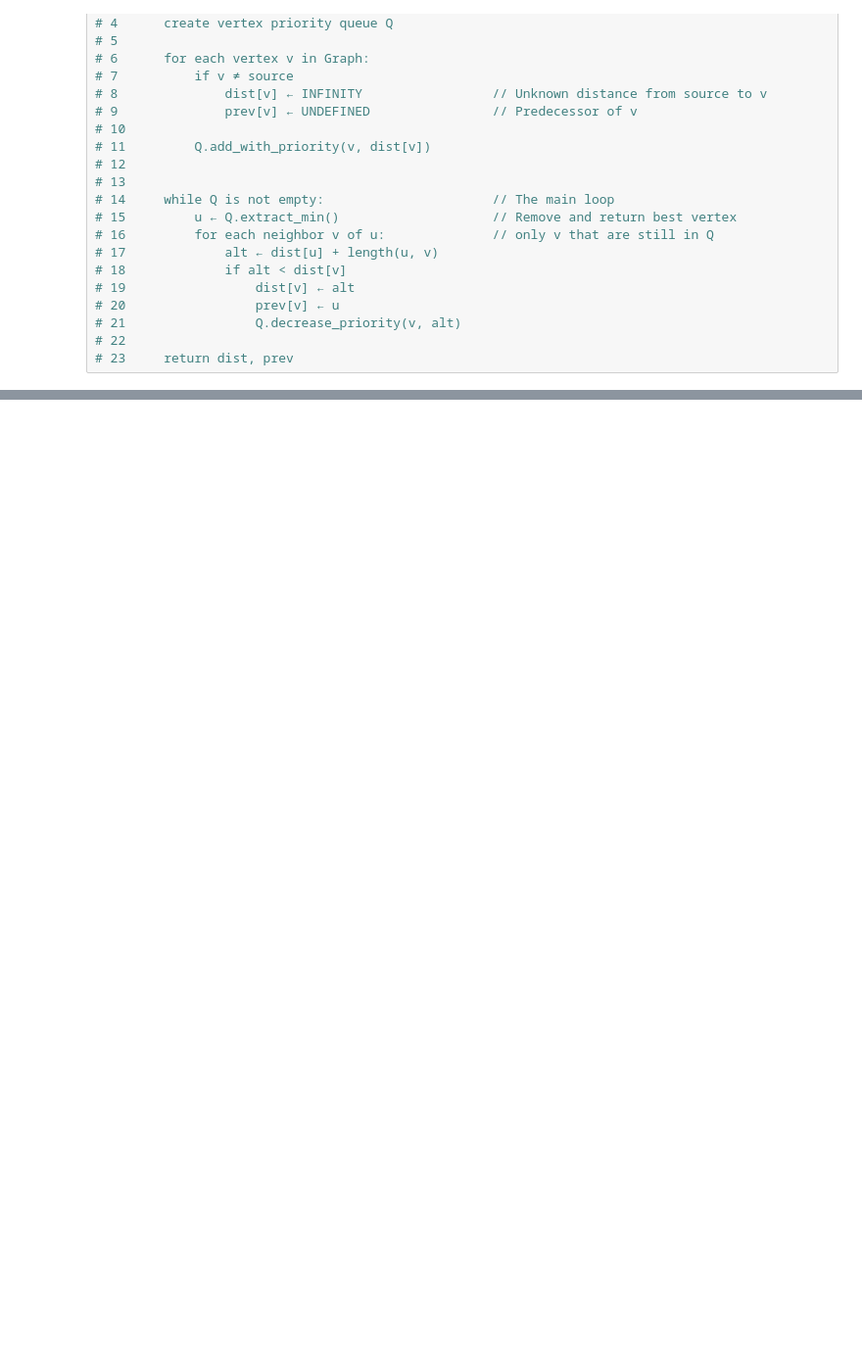
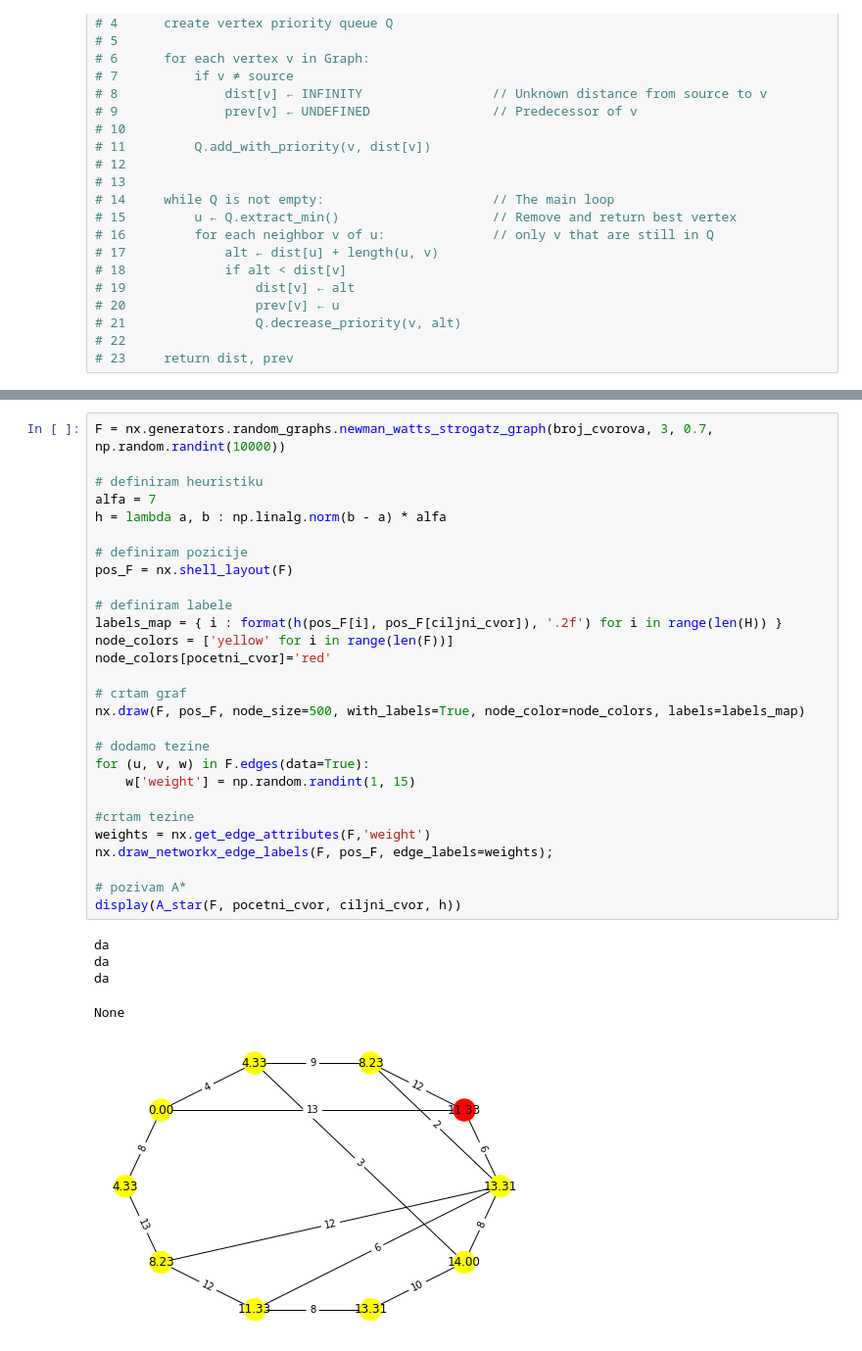
Before and after one commit to nivuckovic/matematicki-softver-esej1, a Jupyter notebook: BFS.ipynb, the cells around one changed output, grey strips where cells are left out. Shown at 98% size. Saved outputs shown, nothing was run; the diff lists cells and outputs as text; blank space fills up the shorter version.

```diff
--- a/BFS.ipynb
+++ b/BFS.ipynb
@@ -488,0 +581,34 @@ ispisi_output_2()
+# %%
+F = nx.generators.random_graphs.newman_watts_strogatz_graph(broj_cvorova, 3, 0.7, np.random.randint(10000))
+
+# definiram heuristiku
+alfa = 7
+h = lambda a, b : np.linalg.norm(b - a) * alfa
+
+# definiram pozicije
+pos_F = nx.shell_layout(F)
+
+# definiram labele
+labels_map = { i : format(h(pos_F[i], pos_F[ciljni_cvor]), '.2f') for i in range(len(H)) }
+node_colors = ['yellow' for i in range(len(F))]
+node_colors[pocetni_cvor]='red'
+
+# crtam graf
+nx.draw(F, pos_F, node_size=500, with_labels=True, node_color=node_colors, labels=labels_map)
+
+# dodamo tezine
+for (u, v, w) in F.edges(data=True):
+    w['weight'] = np.random.randint(1, 15)
+
+#crtam tezine
+weights = nx.get_edge_attributes(F,'weight')
+nx.draw_networkx_edge_labels(F, pos_F, edge_labels=weights);
+
+# pozivam A*
+display(A_star(F, pocetni_cvor, ciljni_cvor, h))
+# %% [output]
+da
+da
+da
+None
+[figure, added]
```
Also changed, not shown: parts of 8 cells of this notebook.
